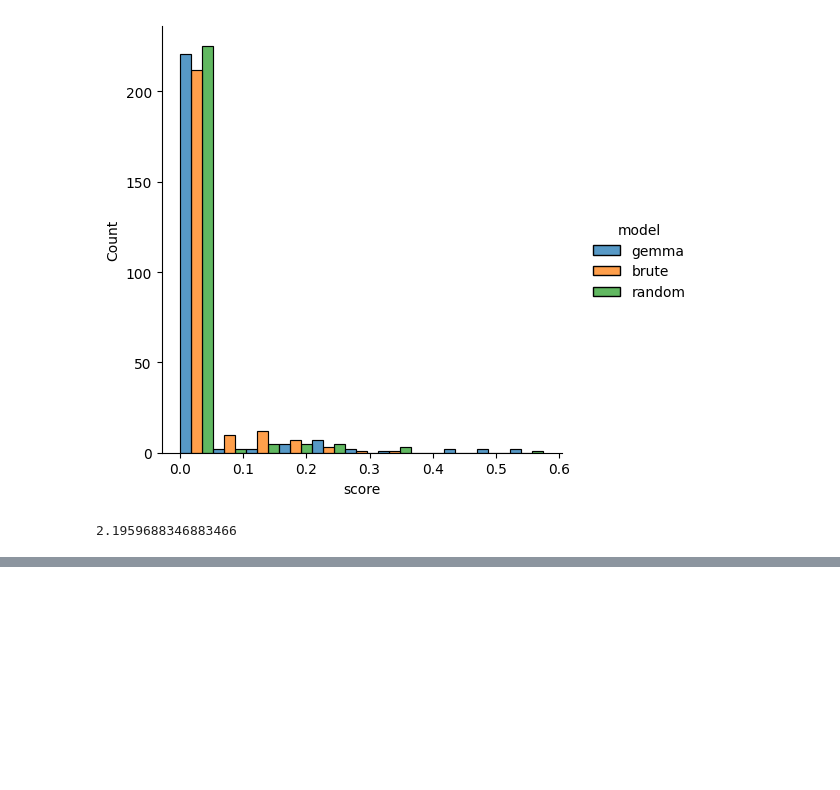
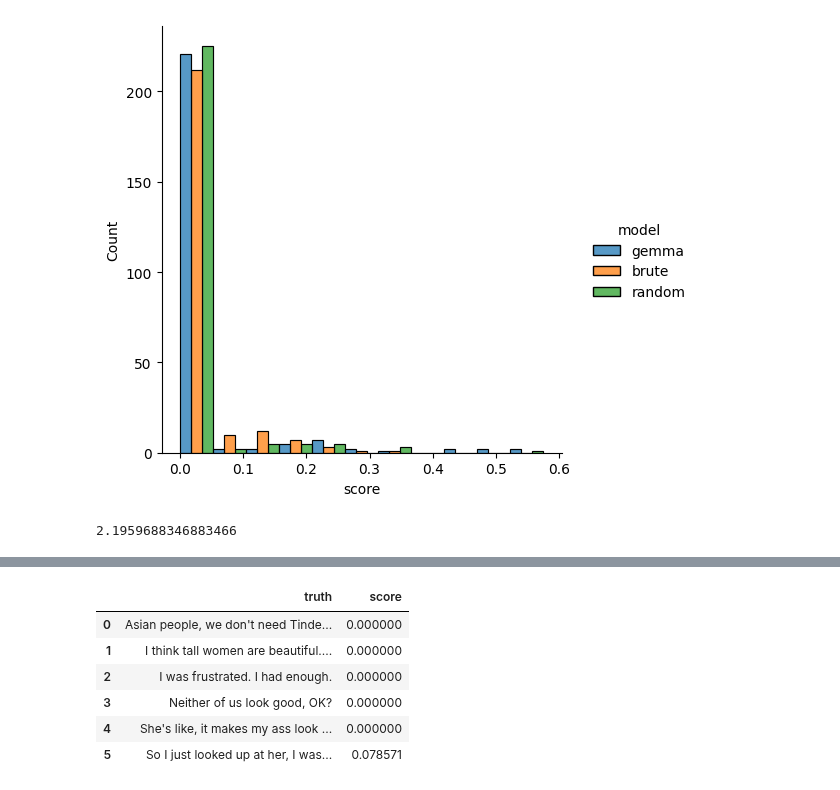
Before and after one commit to swaggirl9000/humor, a Jupyter notebook: notebooks/base_metric_comparison.ipynb, the cells around one changed output, grey strips where cells are left out. Saved outputs shown, nothing was run; the diff lists cells and outputs as text; code cells hidden in the pictures; blank space fills up the shorter version.

```diff
--- a/notebooks/base_metric_comparison.ipynb
+++ b/notebooks/base_metric_comparison.ipynb
@@ -86,0 +89,35 @@ sns.displot(llm, x="score", hue="model", kind="hist", shrink=1, multiple="dodge"
+# %%
+import pandas as pd
+from thefuzz import fuzz
+
+def bipartite_metric(model_answers: pd.DataFrame, ground_truth: pd.DataFrame):
+    scores = model_answers.apply(
+        lambda row_model: ground_truth.apply(
+            lambda row_truth:
+                fuzz.partial_ratio(row_truth["sentence"], row_model["sentence"])
+                if row_model["comedian"] == row_truth["comedian"]
+                else None,
+        axis=1),
+    axis=1) \
+        .sub(60) \
+        .clip(lower=0) \
+        .div(40) \
+        .melt(ignore_index=False) \
+        .dropna() \
+        .reset_index() \
+        .join(model_answers["sentence"], on="index") \
+        .rename(columns={"sentence": "model"}) \
+        .join(ground_truth, on="variable") \
+        .rename(columns={"sentence": "truth", "value": "score"})
+
+    scores = scores[["comedian", "model", "truth", "score"]]
+
+    df = scores.groupby(["comedian", "model"])["score", "truth"].max().reset_index()
+
+    truths = scores[~scores['truth'].isin(df['truth'])]
+    entries = truths.copy()
+    entries['score'] = 0
+    df = pd.concat([df, entries[['comedian', 'model', 'truth', 'score']]], ignore_index=True)
+    df.sort_values(by=['comedian', 'model'], inplace=True)
+
+    return df.groupby("truth")["score"].mean().reset_index()
@@ -86,0 +138,10 @@ sns.displot(llm, x="score", hue="model", kind="hist", shrink=1, multiple="dodge"
+# %%
+chat_gpt_metric
+# %% [output]
+|  | truth | score |
+| 0 | Asian people, we don't need Tinde... | 0.000000 |
+| 1 | I think tall women are beautiful.... | 0.000000 |
+| 2 | I was frustrated. I had enough. | 0.000000 |
+| 3 | Neither of us look good, OK? | 0.000000 |
+| 4 | She's like, it makes my ass look ... | 0.000000 |
+| 5 | So I just looked up at her, I was... | 0.078571 |
```
Also changed, not shown: parts of 5 cells of this notebook, 5 other files.
